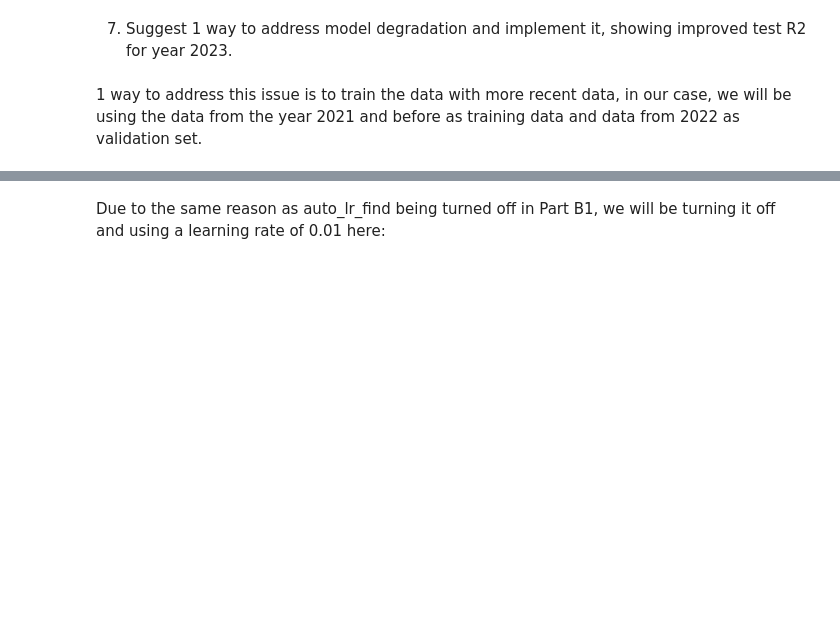
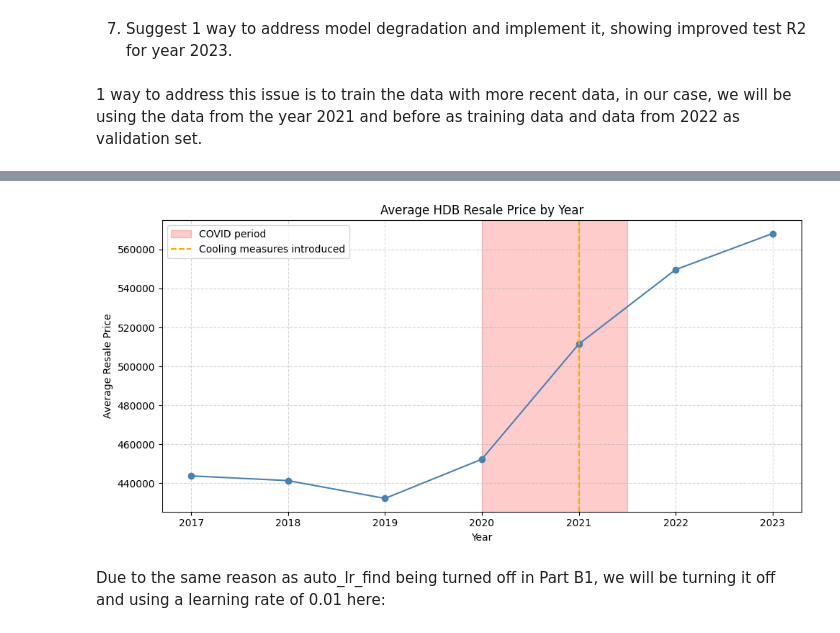
Before and after one commit to M450NCH00/SC4001-Neural-Network-Assignment, a Jupyter notebook: choo_zhenming_Part_B_4.ipynb, the cells around one changed output, grey strips where cells are left out. Drawn from its saved outputs; the diff is of its cells as text; code cells hidden in the pictures; blank space fills up the shorter version.

```diff
--- a/choo_zhenming_Part_B_4.ipynb
+++ b/choo_zhenming_Part_B_4.ipynb
@@ -280,2 +293,19 @@ Even though month (p = 0.0000) also had p-value of lower than 0.05, it is not a
+# %%
+# Plot average resale price per year
+yearly_avg = df.groupby('year')['resale_price'].mean().reset_index()
+
+plt.figure(figsize = (10, 5))
+plt.plot(yearly_avg['year'], yearly_avg['resale_price'], marker = 'o', color = 'steelblue')
+plt.axvspan(2020, 2021.5, alpha = 0.2, color = 'red', label = 'COVID period')
+plt.axvline(x = 2021, color = 'orange', linestyle = '--', label = 'Cooling measures introduced')
+plt.xlabel('Year')
+plt.ylabel('Average Resale Price')
+plt.title('Average HDB Resale Price by Year')
+plt.legend()
+plt.grid(True, linestyle = '--', alpha = 0.5)
+plt.tight_layout()
+plt.show()
+# %% [output]
+[figure, added]
 # %%
 # YOUR CODE HERE
```
Also changed, not shown: parts of 8 cells of this notebook.
